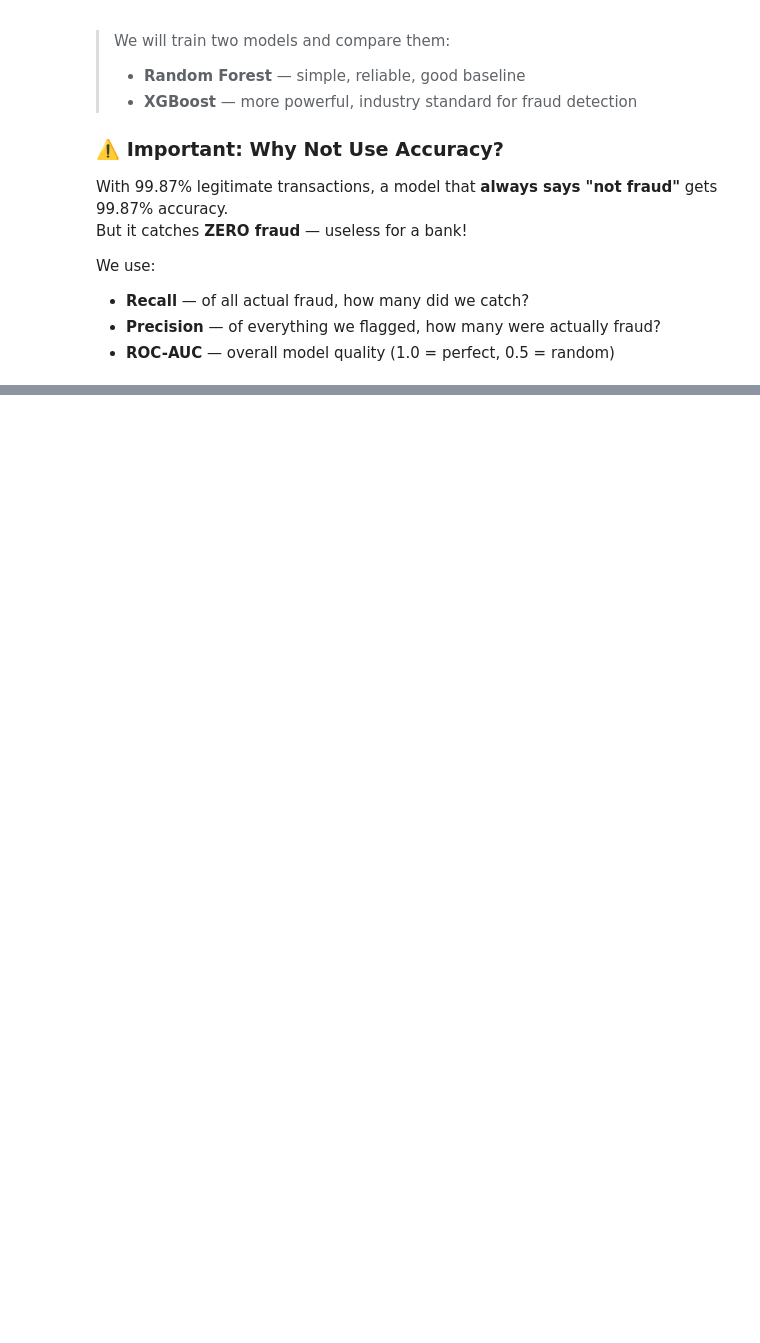
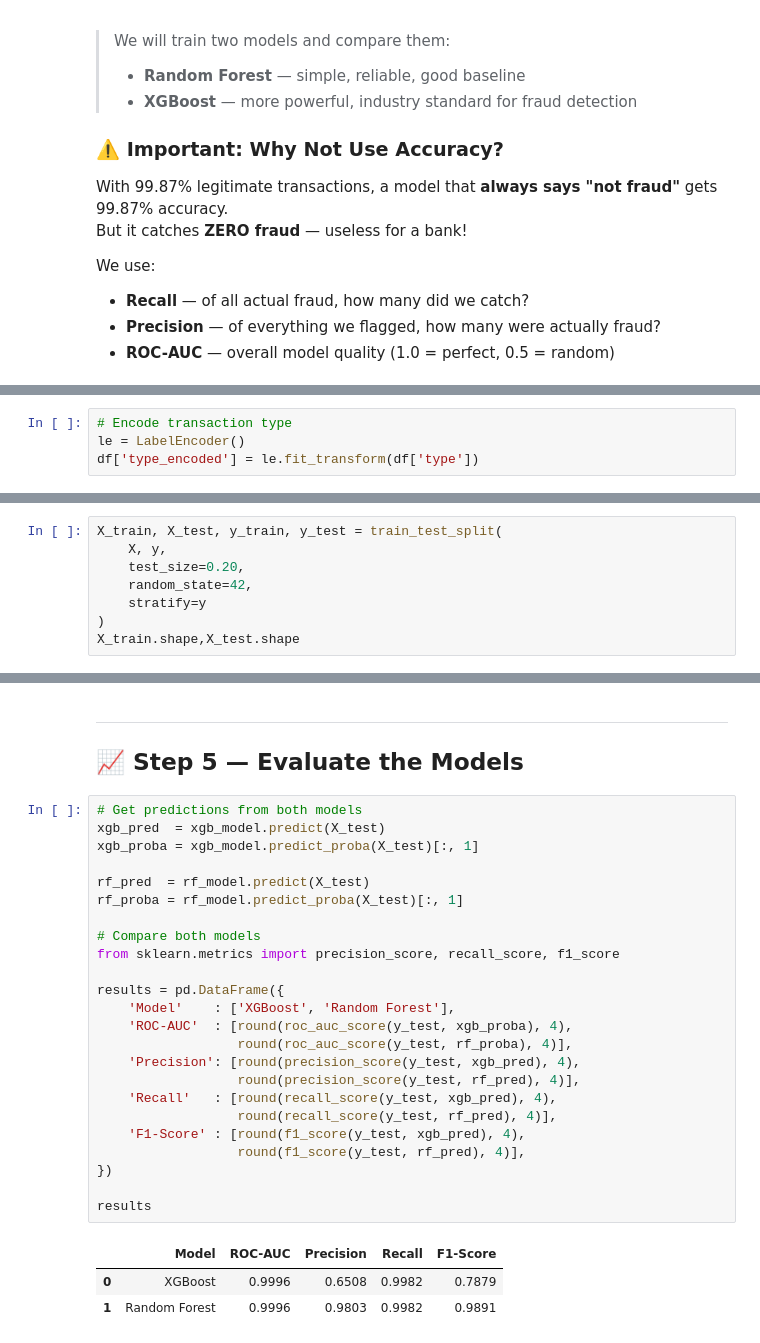
Before and after one commit to krupalgohil/Financial-Fraud-Detection-System, a Jupyter notebook: AML.ipynb, the cells around one changed output, grey strips where cells are left out. Cells and saved outputs as stored; diff of their text form; blank space fills up the shorter version.

Commit message:
Done Model

```diff
--- a/AML.ipynb
+++ b/AML.ipynb
@@ -671,0 +668,4 @@ ModuleNotFoundError: No module named 'xgboost'
+# %%
+# Encode transaction type
+le = LabelEncoder()
+df['type_encoded'] = le.fit_transform(df['type'])
@@ -671,0 +693,8 @@ ModuleNotFoundError: No module named 'xgboost'
+# %%
+X_train, X_test, y_train, y_test = train_test_split(
+    X, y,
+    test_size=0.20,
+    random_state=42,
+    stratify=y
+)
+X_train.shape,X_test.shape
@@ -671,0 +740,31 @@ ModuleNotFoundError: No module named 'xgboost'
+# %% [markdown]
+---
+## 📈 Step 5 — Evaluate the Models
+# %%
+# Get predictions from both models
+xgb_pred  = xgb_model.predict(X_test)
+xgb_proba = xgb_model.predict_proba(X_test)[:, 1]
+
+rf_pred  = rf_model.predict(X_test)
+rf_proba = rf_model.predict_proba(X_test)[:, 1]
+
+# Compare both models
+from sklearn.metrics import precision_score, recall_score, f1_score
+
+results = pd.DataFrame({
+    'Model'    : ['XGBoost', 'Random Forest'],
+    'ROC-AUC'  : [round(roc_auc_score(y_test, xgb_proba), 4),
+                  round(roc_auc_score(y_test, rf_proba), 4)],
+    'Precision': [round(precision_score(y_test, xgb_pred), 4),
+                  round(precision_score(y_test, rf_pred), 4)],
+    'Recall'   : [round(recall_score(y_test, xgb_pred), 4),
+                  round(recall_score(y_test, rf_pred), 4)],
+    'F1-Score' : [round(f1_score(y_test, xgb_pred), 4),
+                  round(f1_score(y_test, rf_pred), 4)],
+})
+
+results
+# %% [output]
+|  | Model | ROC-AUC | Precision | Recall | F1-Score |
+| 0 | XGBoost | 0.9996 | 0.6508 | 0.9982 | 0.7879 |
+| 1 | Random Forest | 0.9996 | 0.9803 | 0.9982 | 0.9891 |
```
Also changed, not shown: parts of 11 cells of this notebook, 2 other files.
